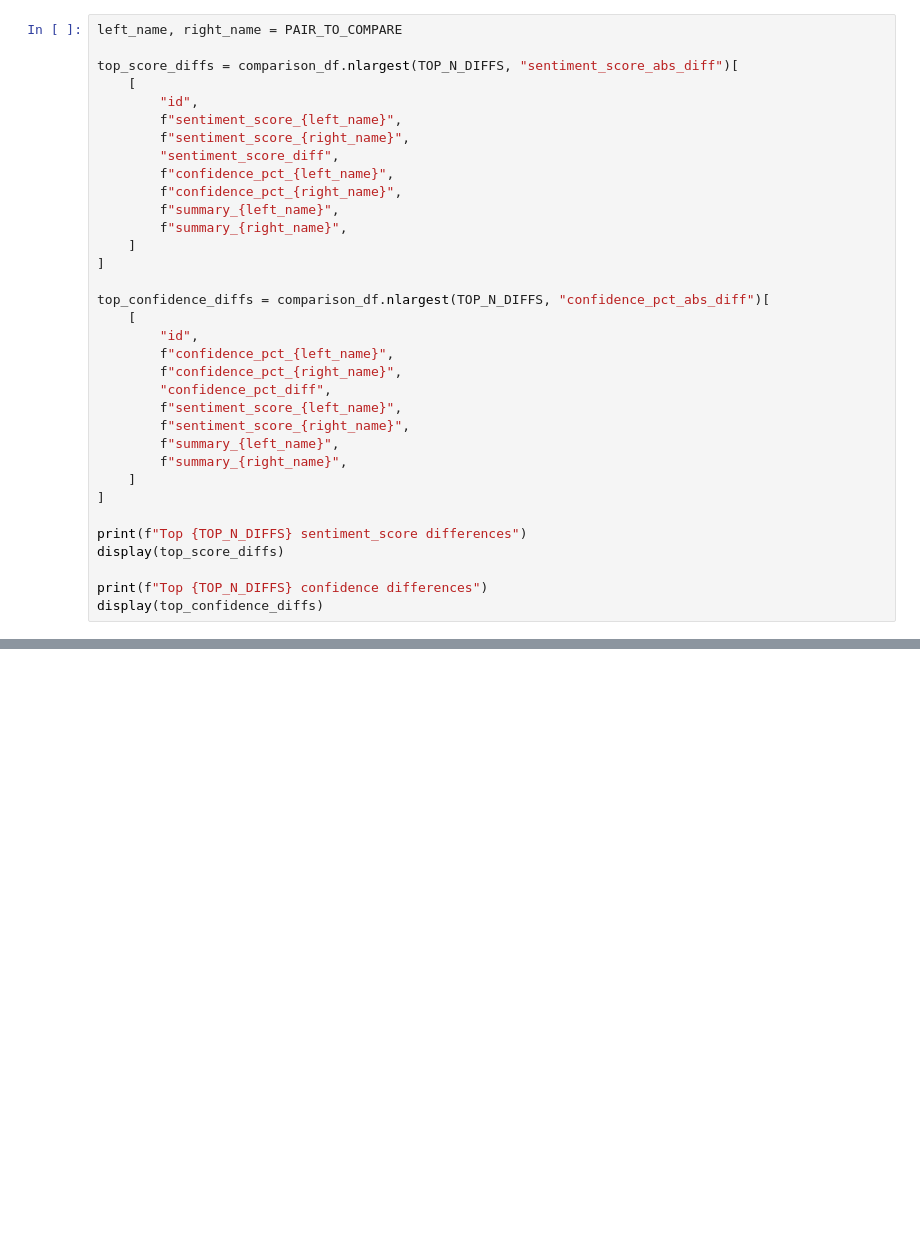
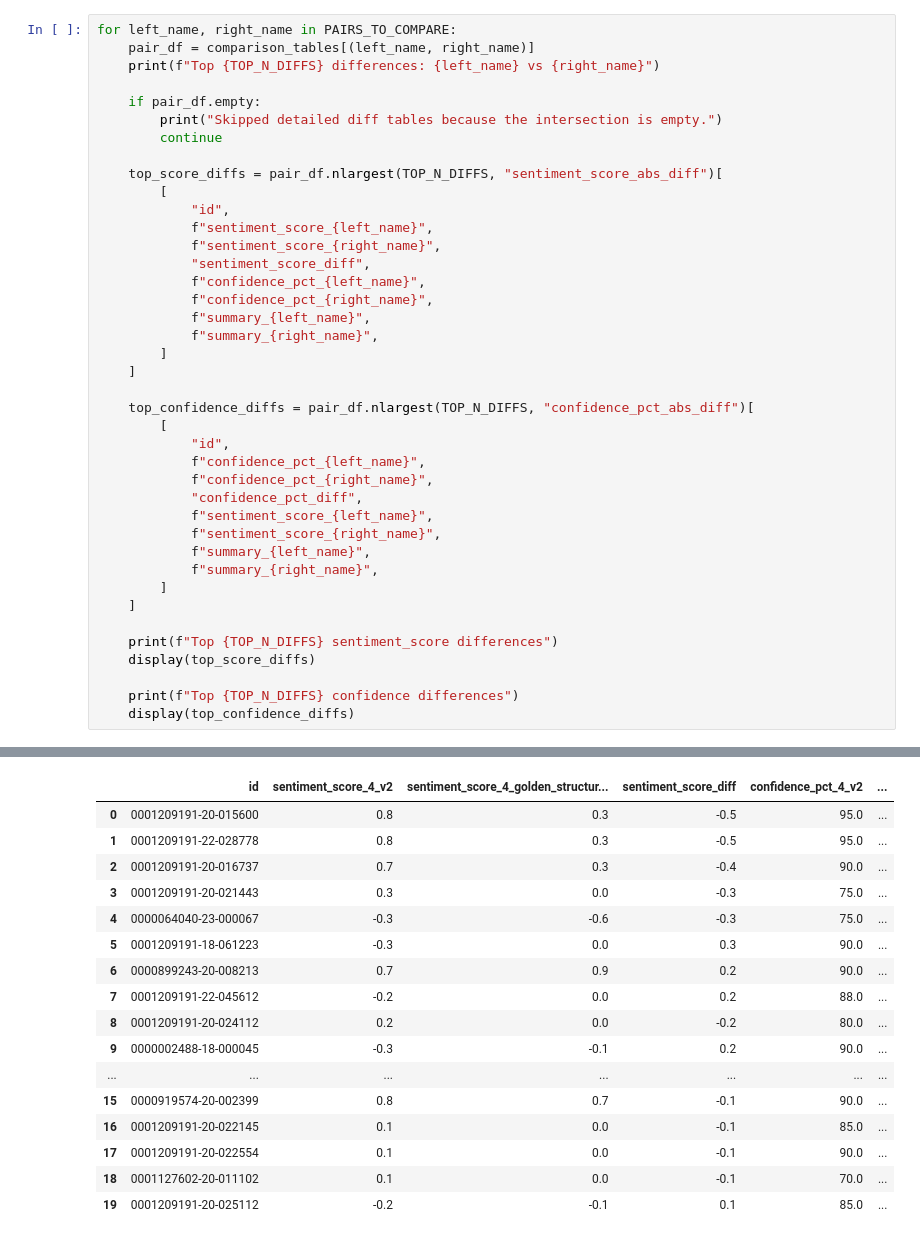
Before and after one commit to WuHaohai06/2026_aqumon_capstone_project, a Jupyter notebook: compare_results.ipynb, the cells around one changed output, grey strips where cells are left out. Drawn from its saved outputs; the diff is of its cells as text; blank space fills up the shorter version.

```diff
--- a/compare_results.ipynb
+++ b/compare_results.ipynb
@@ -298,35 +372,41 @@ else:
 # %%
-left_name, right_name = PAIR_TO_COMPARE
+for left_name, right_name in PAIRS_TO_COMPARE:
+    pair_df = comparison_tables[(left_name, right_name)]
+    print(f"Top {TOP_N_DIFFS} differences: {left_name} vs {right_name}")
 
-top_score_diffs = comparison_df.nlargest(TOP_N_DIFFS, "sentiment_score_abs_diff")[
-    [
-        "id",
-        f"sentiment_score_{left_name}",
-        f"sentiment_score_{right_name}",
-        "sentiment_score_diff",
-        f"confidence_pct_{left_name}",
-        f"confidence_pct_{right_name}",
-        f"summary_{left_name}",
-        f"summary_{right_name}",
+    if pair_df.empty:
+        print("Skipped detailed diff tables because the intersection is empty.")
+        continue
+
+    top_score_diffs = pair_df.nlargest(TOP_N_DIFFS, "sentiment_score_abs_diff")[
+        [
+            "id",
+            f"sentiment_score_{left_name}",
+            f"sentiment_score_{right_name}",
+            "sentiment_score_diff",
+            f"confidence_pct_{left_name}",
+            f"confidence_pct_{right_name}",
+            f"summary_{left_name}",
+            f"summary_{right_name}",
+        ]
     ]
-]
 
-top_confidence_diffs = comparison_df.nlargest(TOP_N_DIFFS, "confidence_pct_abs_diff")[
-    [
-        "id",
-        f"confidence_pct_{left_name}",
-        f"confidence_pct_{right_name}",
-        "confidence_pct_diff",
-        f"sentiment_score_{left_name}",
-        f"sentiment_score_{right_name}",
-        f"summary_{left_name}",
-        f"summary_{right_name}",
+    top_confidence_diffs = pair_df.nlargest(TOP_N_DIFFS, "confidence_pct_abs_diff")[
+        [
+            "id",
+            f"confidence_pct_{left_name}",
+            f"confidence_pct_{right_name}",
+            "confidence_pct_diff",
+            f"sentiment_score_{left_name}",
+            f"sentiment_score_{right_name}",
+            f"summary_{left_name}",
+            f"summary_{right_name}",
+        ]
     ]
-]
 
-print(f"Top {TOP_N_DIFFS} sentiment_score differences")
-display(top_score_diffs)
+    print(f"Top {TOP_N_DIFFS} sentiment_score differences")
+    display(top_score_diffs)
 
-print(f"Top {TOP_N_DIFFS} confidence differences")
-display(top_confidence_diffs)
+    print(f"Top {TOP_N_DIFFS} confidence differences")
+    display(top_confidence_diffs)
 # %% [output]
@@ -368,0 +452,17 @@ Top 20 confidence differences
+|  | id | sentiment_score_4_v2 | sentiment_score_4_golden_structur... | sentiment_score_diff | confidence_pct_4_v2 | ... |
+| 0 | 0001209191-20-015600 | 0.8 | 0.3 | -0.5 | 95.0 | ... |
+| 1 | 0001209191-22-028778 | 0.8 | 0.3 | -0.5 | 95.0 | ... |
+| 2 | 0001209191-20-016737 | 0.7 | 0.3 | -0.4 | 90.0 | ... |
+| 3 | 0001209191-20-021443 | 0.3 | 0.0 | -0.3 | 75.0 | ... |
+| 4 | 0000064040-23-000067 | -0.3 | -0.6 | -0.3 | 75.0 | ... |
+| 5 | 0001209191-18-061223 | -0.3 | 0.0 | 0.3 | 90.0 | ... |
+| 6 | 0000899243-20-008213 | 0.7 | 0.9 | 0.2 | 90.0 | ... |
+| 7 | 0001209191-22-045612 | -0.2 | 0.0 | 0.2 | 88.0 | ... |
+| 8 | 0001209191-20-024112 | 0.2 | 0.0 | -0.2 | 80.0 | ... |
+| 9 | 0000002488-18-000045 | -0.3 | -0.1 | 0.2 | 90.0 | ... |
+| ... | ... | ... | ... | ... | ... | ... |
+| 15 | 0000919574-20-002399 | 0.8 | 0.7 | -0.1 | 90.0 | ... |
+| 16 | 0001209191-20-022145 | 0.1 | 0.0 | -0.1 | 85.0 | ... |
+| 17 | 0001209191-20-022554 | 0.1 | 0.0 | -0.1 | 90.0 | ... |
+| 18 | 0001127602-20-011102 | 0.1 | 0.0 | -0.1 | 70.0 | ... |
+| 19 | 0001209191-20-025112 | -0.2 | -0.1 | 0.1 | 85.0 | ... |
```
Also changed, not shown: parts of 6 cells of this notebook, 7 other files.
